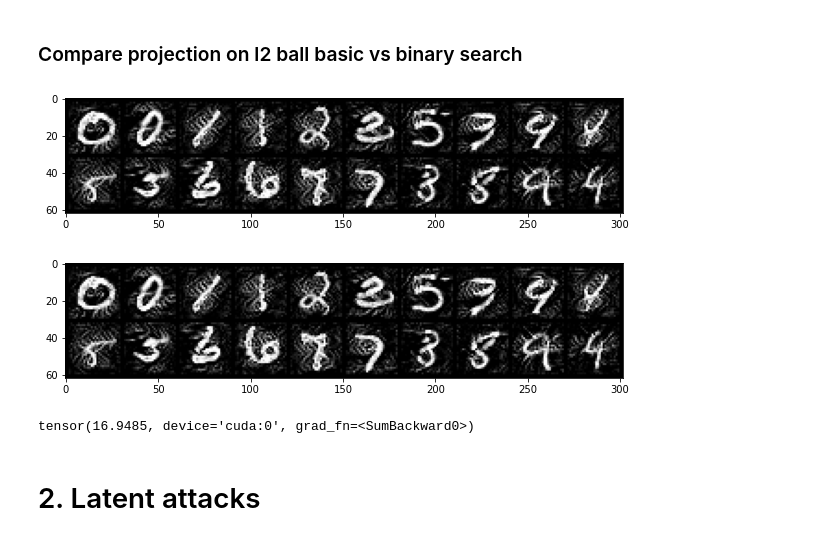
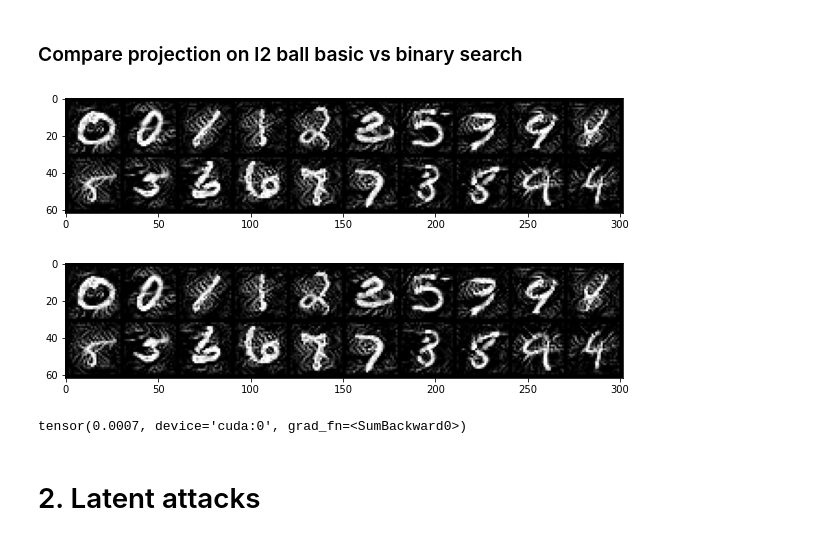
Before and after one commit to VojtechCermak/latent-adv-examples, a Jupyter notebook: notebooks/adv-examples.ipynb, the cells around one changed output. Cells and saved outputs as stored; diff of their text form; code cells hidden in the pictures.

```diff
--- a/notebooks/adv-examples.ipynb
+++ b/notebooks/adv-examples.ipynb
@@ -91,24 +94,25 @@ tensor([0, 0, 0, 0, 0, 0, 0, 0, 0, 0, 0, 0, 0, 0, 0, 0, 0, 0, 0, 0],
 # %% [markdown]
 ### Compare projection on l2 ball basic vs binary search
-# %%
-objective = Objective(y_data, nn.CrossEntropyLoss(), classifier, targeted=False)
-
-# Projection using norm
-projection = ProjectionL2(5.0)
-x_per1 = projected_gd(x_data, objective, projection, grad_norm='l2', steps=10, step_size=1.0, clip=(0, 1))
-
-# Projection using binary search
-constraint = ConstraintDistance(x_data, L2(), 5.0)
-projection = ProjectionBinarySearch(constraint, inside=True, threshold=0.00001)
-x_per2 = projected_gd(x_data, objective, projection, grad_norm='l2', steps=10, step_size=1.0, clip=(0, 1))
-
-grid_plot(x_per1, nrows=10)
-grid_plot(x_per2, nrows=10)
-print((x_per1 - x_per2).abs().sum())
-# %% [output]
-[figure, removed]
-[figure, removed]
-tensor(16.9485, device='cuda:0', grad_fn=<SumBackward0>)
+# %%
+fix_seed()
+objective = Objective(y_data, nn.CrossEntropyLoss(), classifier, targeted=False)
+
+# Projection using norm
+projection = ProjectionL2(5.0)
+x_per1 = projected_gd(x_data, objective, projection, grad_norm='l2', steps=10, step_size=1.0, clip=(0, 1))
+
+# Projection using binary search
+constraint = ConstraintDistance(x_data, L2(), 5.0)
+projection = ProjectionBinarySearch(constraint, threshold=0.00001)
+x_per2 = projected_gd(x_data, objective, projection, grad_norm='l2', steps=10, step_size=1.0, clip=(0, 1))
+
+grid_plot(x_per1, nrows=10)
+grid_plot(x_per2, nrows=10)
+print((x_per1 - x_per2).abs().sum())
+# %% [output]
+[figure, added]
+[figure, added]
+tensor(0.0007, device='cuda:0', grad_fn=<SumBackward0>)
 # %% [markdown]
 # 2. Latent attacks
 # %% [markdown]
```
Also changed, not shown: parts of 55 cells of this notebook.
